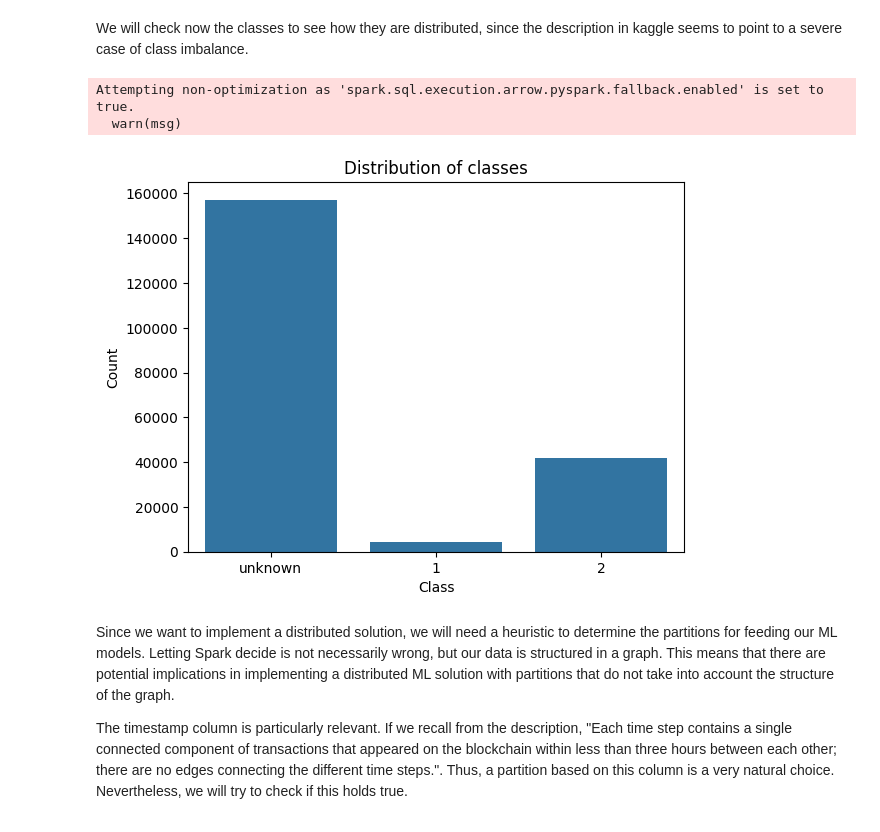
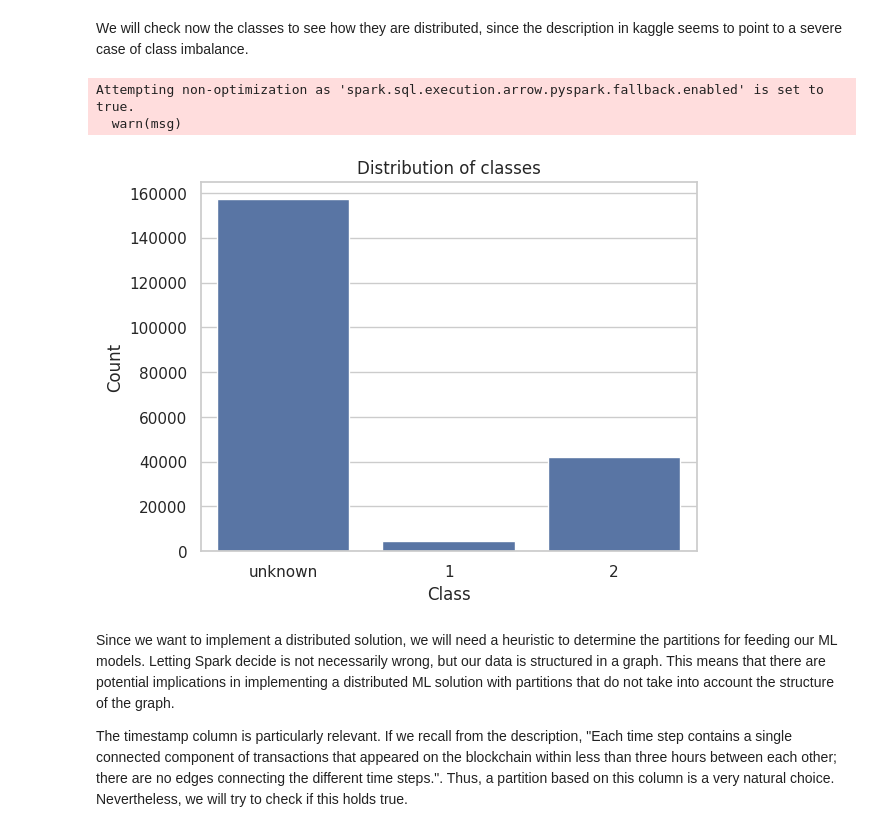
Before and after one commit to rcblanco1801/elliptic_dataset, a Jupyter notebook: elliptic.ipynb, the cells around one changed output. Cells and saved outputs as stored; diff of their text form; code cells hidden in the pictures.

```diff
--- a/elliptic.ipynb
+++ b/elliptic.ipynb
@@ -224,19 +228,19 @@ We will check now the classes to see how they are distributed, since the descrip
 # %%
 import seaborn as sns
 import matplotlib.pyplot as plt
-
+sns.set_theme(style="whitegrid")
 
 df_count = df_classes.groupBy("class").count().toPandas()
 
 sns.barplot(x="class", y="count", data=df_count)
 plt.title("Distribution of classes")
 plt.xlabel("Class")
 plt.ylabel("Count")
 plt.show()
 # %% [output]
 Attempting non-optimization as 'spark.sql.execution.arrow.pyspark.fallback.enabled' is set to true.
   warn(msg)
-[figure, old version]
+[figure, new version]
 # %% [markdown]
 Since we want to implement a distributed solution, we will need a heuristic to determine the partitions for feeding our ML models. Letting Spark decide is not necessarily wrong, but our data is structured in a graph. This means that there are potential implications in implementing a distributed ML solution with partitions that do not take into account the structure of the graph.
 
```
Also changed, not shown: parts of 17 cells of this notebook.
